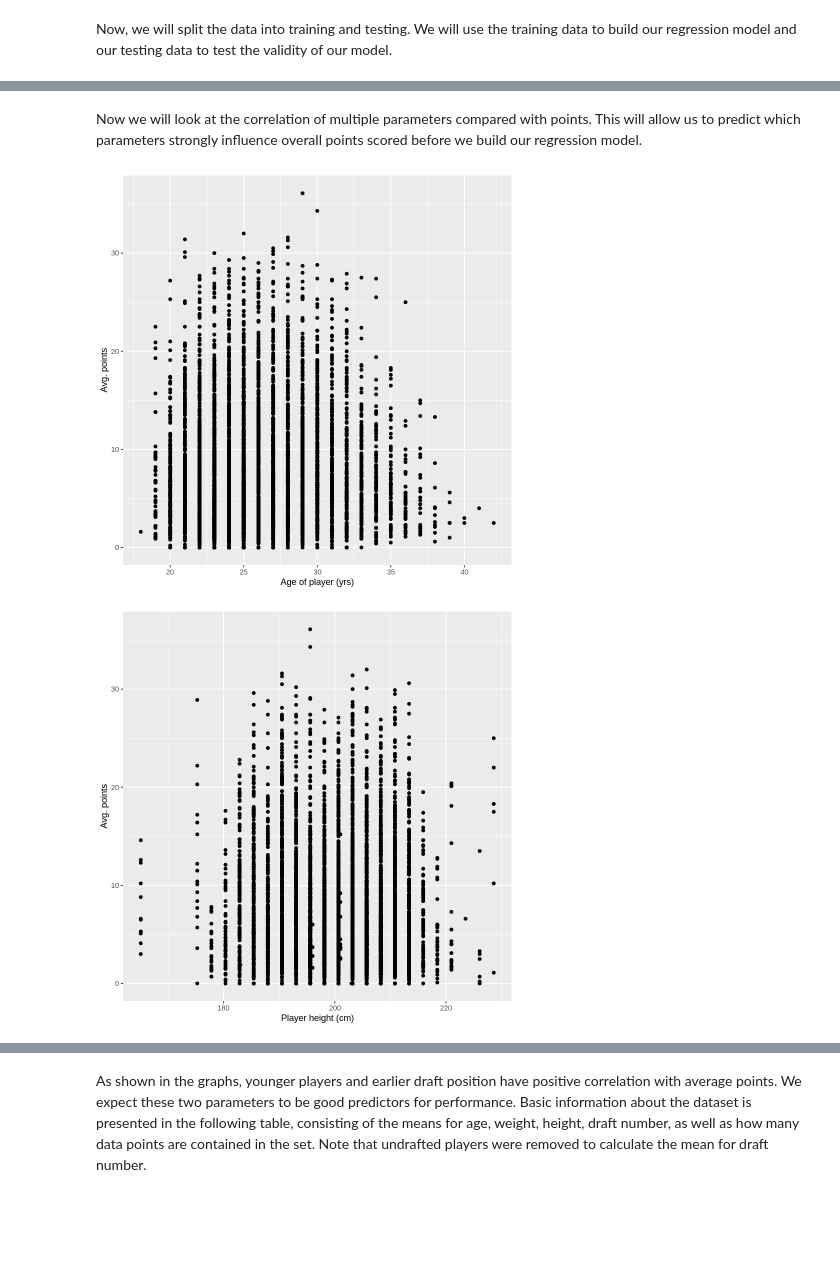
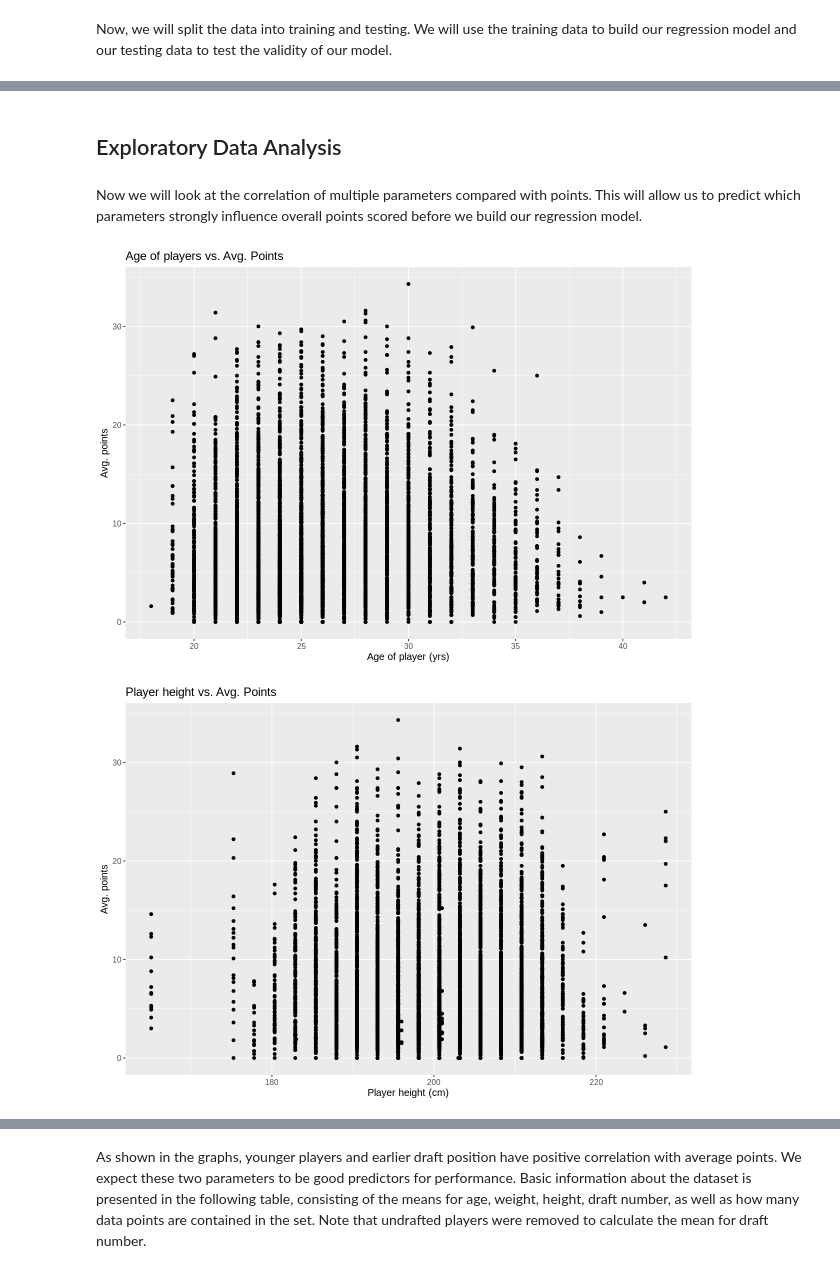
Before and after one commit to mdean808/dsci-100-group-project, a Jupyter notebook: project.ipynb, the cells around one changed output, grey strips where cells are left out. Drawn from its saved outputs; the diff is of its cells as text; code cells hidden in the pictures; blank space fills up the shorter version.

```diff
--- a/project.ipynb
+++ b/project.ipynb
@@ -110,31 +111,49 @@ A tibble: 6321 × 7
+# %% [markdown]
+## Exploratory Data Analysis
 # %% [markdown]
 Now we will look at the correlation of multiple parameters compared with points. This will allow us to predict which parameters strongly influence overall points scored before we build our regression model.
 # %%
+options(repr.plot.width = 10)
+
 nba_plot_age <- ggplot(nba_training, aes(x = age, y = pts)) +
 geom_point() +
-labs(x = "Age of player (yrs)", y = "Avg. points")
+labs(x = "Age of player (yrs)", y = "Avg. points") +
+ggtitle("Age of players vs. Avg. Points") +
+theme(text = element_text(size = 12))
 
 nba_plot_height <- ggplot(nba_training, aes(x = player_height, y = pts)) +
 geom_point() +
-labs(x = "Player height (cm)", y = "Avg. points")
+labs(x = "Player height (cm)", y = "Avg. points") +
+ggtitle("Player height vs. Avg. Points") +
+theme(text = element_text(size = 12))
 
 nba_plot_weight <- ggplot(nba_training, aes(x = player_weight, y = pts)) +
 geom_point() +
-labs(x = "Player weight (kg)", y = "Avg. points")
+labs(x = "Player weight (kg)", y = "Avg. points") +
+ggtitle("Player weight vs. Avg. Points") +
+theme(text = element_text(size = 12))
 
-nba_plot_reb <- ggplot(nba_training, aes(x = draft_number, y = pts)) +
+
+nba_plot_number <- filter(nba_training, draft_number != "Undrafted") |>
+mutate(draft_number = as.numeric(draft_number)) |>
+ggplot(aes(x = draft_number, y = pts)) +
 geom_point() +
-labs(x = "Draft Position", y = "Avg. points")
+labs(x = "Draft Position", y = "Avg. points") +
+ggtitle("Draft Position vs. Avg. Points") +
+theme(text = element_text(size = 12))
 
+options(repr.plot.width = 10)
 nba_plot_ts_pct <- ggplot(nba_training, aes(x = country, y = pts)) +
 geom_point() +
-labs(x = "Country", y = "Avg. points")
+labs(x = "Country", y = "Avg. points") +
+ggtitle("Country vs. Avg. Points") +
+theme(text = element_text(size = 12))
 
 nba_plot_age
 nba_plot_height
 nba_plot_weight
-nba_plot_reb
+nba_plot_number
 nba_plot_ts_pct
 # %% [output]
-[figure, old version]
+[figure, new version]
-[figure, old version]
+[figure, new version]
```
Also changed, not shown: parts of 11 cells of this notebook.
